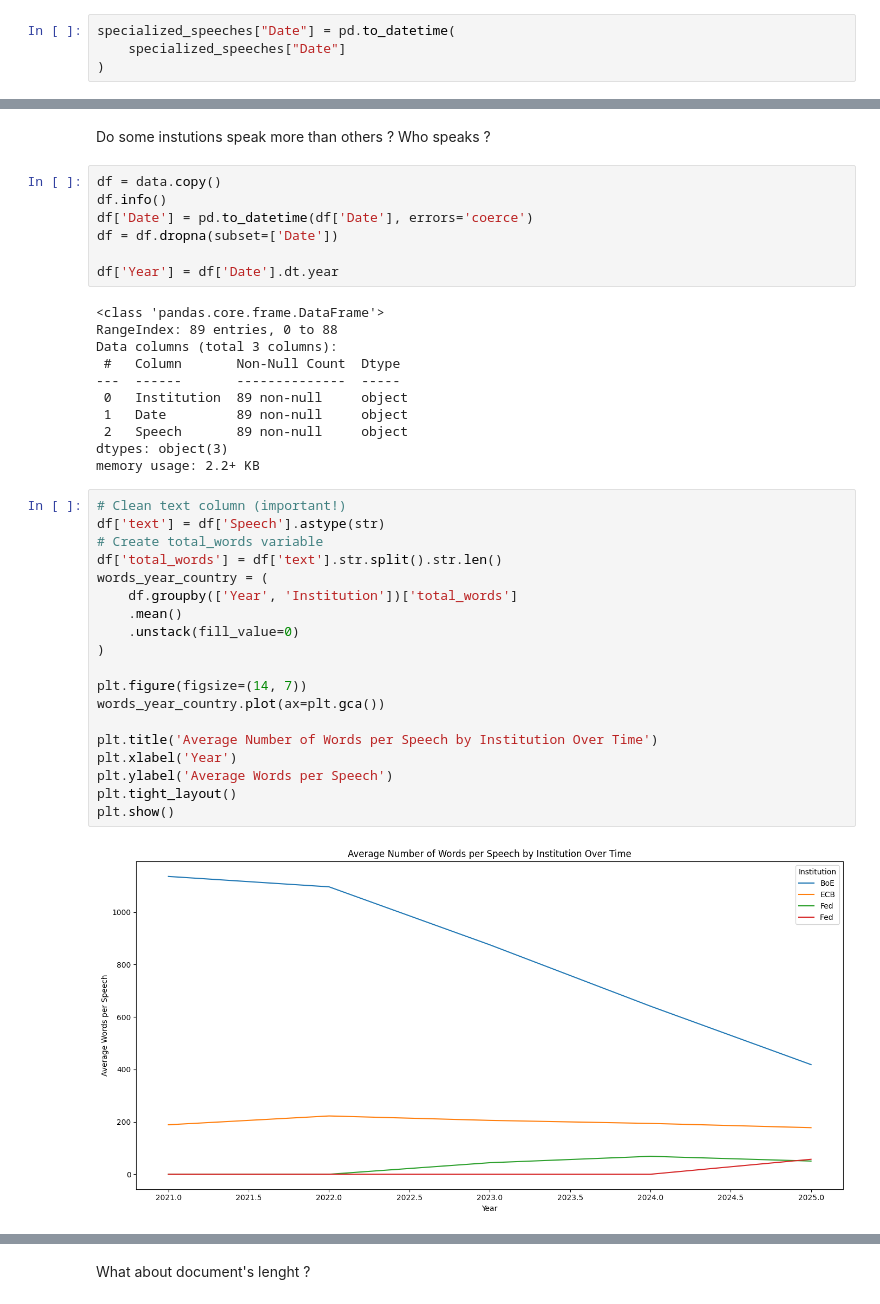
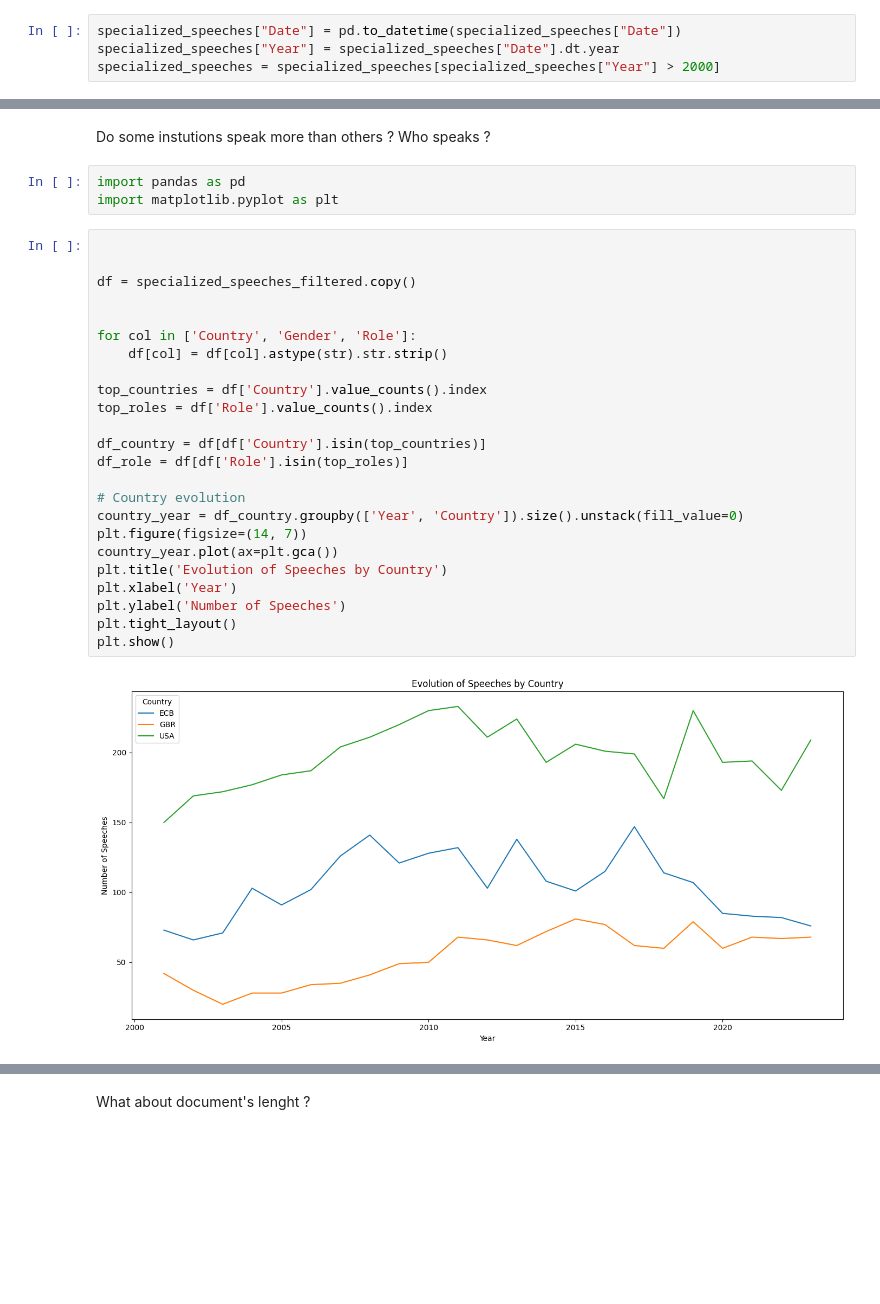
Before and after one commit to lelkamel/nlp_central_banks, a Jupyter notebook: lyna_work/topic_modelling.ipynb, the cells around one changed output, grey strips where cells are left out. Saved outputs shown, nothing was run; the diff lists cells and outputs as text; blank space fills up the shorter version.

```diff
--- a/lyna_work/topic_modelling.ipynb
+++ b/lyna_work/topic_modelling.ipynb
@@ -132,4 +114,4 @@ array(['ABW', 'AGO', 'ALB', 'ARE', 'ARG', 'ARM', 'AUS', 'AUT', 'BDI',
 # %%
-specialized_speeches["Date"] = pd.to_datetime(
-    specialized_speeches["Date"]
-)
+specialized_speeches["Date"] = pd.to_datetime(specialized_speeches["Date"])
+specialized_speeches["Year"] = specialized_speeches["Date"].dt.year
+specialized_speeches = specialized_speeches[specialized_speeches["Year"] > 2000]
@@ -170,42 +195,32 @@ specialized_speeches_filtered.to_csv(
 ### Some descriptive statistics
 # %% [markdown]
 Do some instutions speak more than others ? Who speaks ?
-# %%
-df = data.copy()
-df.info()
-df['Date'] = pd.to_datetime(df['Date'], errors='coerce')
-df = df.dropna(subset=['Date'])
-
-df['Year'] = df['Date'].dt.year
-# %% [output]
-<class 'pandas.core.frame.DataFrame'>
-RangeIndex: 89 entries, 0 to 88
-Data columns (total 3 columns):
- #   Column       Non-Null Count  Dtype
----  ------       --------------  -----
- 0   Institution  89 non-null     object
- 1   Date         89 non-null     object
- 2   Speech       89 non-null     object
-dtypes: object(3)
-memory usage: 2.2+ KB
+# %%
+import pandas as pd
+import matplotlib.pyplot as plt
 # %%
-# Clean text column (important!)
-df['text'] = df['Speech'].astype(str)
-# Create total_words variable
-df['total_words'] = df['text'].str.split().str.len()
-words_year_country = (
-    df.groupby(['Year', 'Institution'])['total_words']
-    .mean()
-    .unstack(fill_value=0)
-)
 
+
+df = specialized_speeches_filtered.copy()
+
+
+for col in ['Country', 'Gender', 'Role']:
+    df[col] = df[col].astype(str).str.strip()
+
+top_countries = df['Country'].value_counts().index
+top_roles = df['Role'].value_counts().index
+
+df_country = df[df['Country'].isin(top_countries)]
+df_role = df[df['Role'].isin(top_roles)]
+
+# Country evolution
+country_year = df_country.groupby(['Year', 'Country']).size().unstack(fill_value=0)
 plt.figure(figsize=(14, 7))
-words_year_country.plot(ax=plt.gca())
-
-plt.title('Average Number of Words per Speech by Institution Over Time')
+country_year.plot(ax=plt.gca())
+plt.title('Evolution of Speeches by Country')
 plt.xlabel('Year')
-plt.ylabel('Average Words per Speech')
+plt.ylabel('Number of Speeches')
 plt.tight_layout()
 plt.show()
 # %% [output]
-[figure, old version]
+[figure, new version]
```
Also changed, not shown: parts of 35 cells of this notebook, 3 other files.
